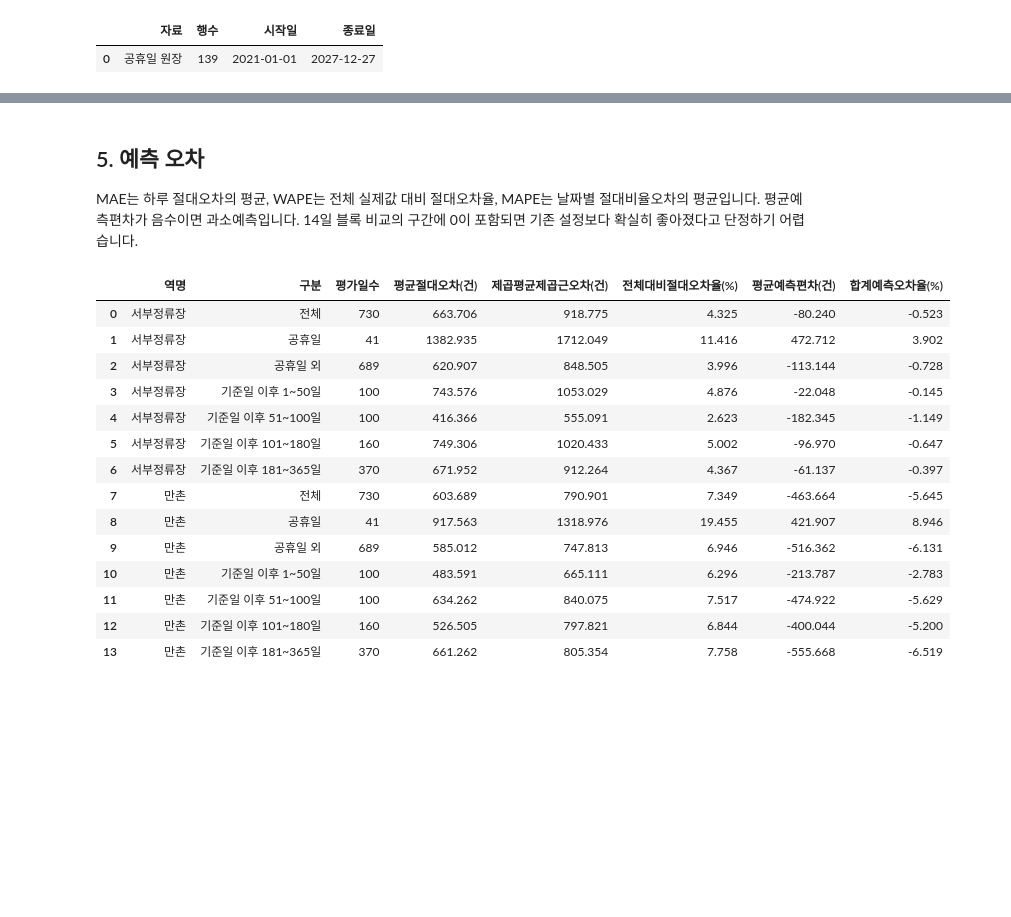
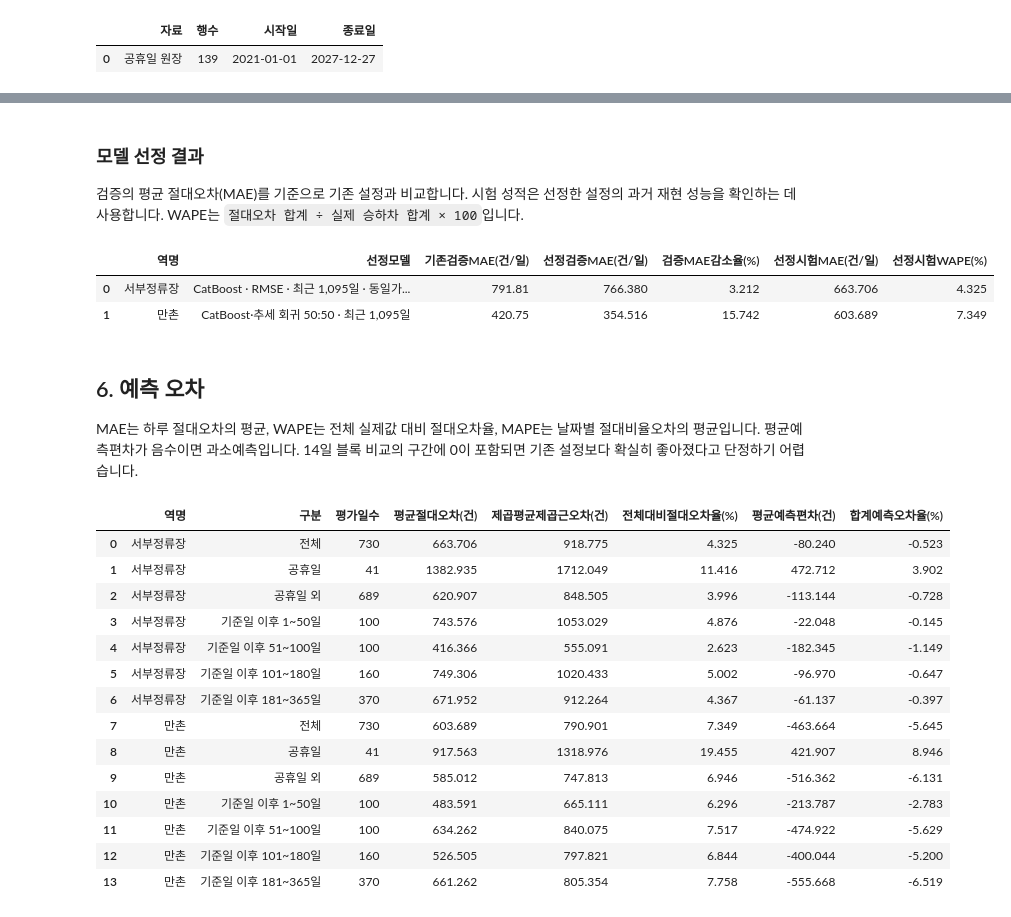
Before and after one commit to SEOWONHYUN/traffic-competition, a Jupyter notebook: 서부정류장_만촌역_수요예측.ipynb, the cells around one changed output, grey strips where cells are left out. Cells and saved outputs as stored; diff of their text form; code cells hidden in the pictures; blank space fills up the shorter version.

```diff
--- a/서부정류장_만촌역_수요예측.ipynb
+++ b/서부정류장_만촌역_수요예측.ipynb
@@ -440,8 +480,42 @@ show_scores(시험성적)
 | 5 | 서부정류장 | CatBoost · RMSE · 최근 1,095일 · 동일가... | 730 | 663.706 | 918.775 | 4.325 | -80.240 | -0.523 |
 | 6 | 서부정류장 | 최근 52주 반복 | 730 | 1180.268 | 1896.631 | 7.691 | -154.989 | -1.010 |
 | 7 | 서부정류장 | 최근 8주 요일 중앙값 | 730 | 1193.770 | 1592.863 | 7.779 | -524.334 | -3.417 |
+# %% [markdown]
+### 모델 선정 결과
+
+검증의 평균 절대오차(MAE)를 기준으로 기존 설정과 비교합니다. 시험 성적은 선정한 설정의 과거 재현 성능을 확인하는 데 사용합니다.
+WAPE는 `절대오차 합계 ÷ 실제 승하차 합계 × 100`입니다.
+# %%
+선정근거행 = []
+for 역명 in STATIONS:
+    기존검증 = 재계산성적.loc[재계산성적.station.eq(역명) & 재계산성적.candidate.eq(기존설정)].iloc[0]
+    선정검증 = 재계산성적.loc[재계산성적.station.eq(역명) & 재계산성적.candidate.eq(역별모델[역명])].iloc[0]
+    선정시험 = 시험성적.loc[시험성적.station.eq(역명) & 시험성적.model.eq(역별모델[역명])].iloc[0]
+    선정근거행.append({
+        '역명': 역명, '선정모델': MODEL_LABELS[역별모델[역명]],
+        '기존검증MAE(건/일)': 기존검증.mae,
+        '선정검증MAE(건/일)': 선정검증.mae,
+        '검증MAE감소율(%)': (기존검증.mae-선정검증.mae)/기존검증.mae*100,
+        '선정시험MAE(건/일)': 선정시험.mae,
+        '선정시험WAPE(%)': 선정시험.wape_pct,
+    })
+모델선정근거 = pd.DataFrame(선정근거행)
+display(모델선정근거.round(3))
+비교저장행 = []
+for 단계, 성적표 in [('검증(기준일별 성적 평균)', 재계산성적), ('시험(730일 통합)', 시험성적)]:
+    for _, 행 in 성적표.iterrows():
+        모델ID = 행['candidate'] if 'candidate' in 성적표 else 행['model']
+        비교저장행.append({'평가구분': 단계, '역명': 행['station'], '모델': MODEL_LABELS[모델ID],
+            '평균절대오차(건/일)': 행['mae'], '전체대비절대오차율(%)': 행['wape_pct'],
+            '평균예측편차(건/일)': 행['bias'], '선정여부': 모델ID == 역별모델[행['station']]})
+모델비교결과 = pd.DataFrame(비교저장행)
+모델비교결과.to_csv(프로젝트폴더/'모델비교_결과.csv', index=False, encoding='utf-8-sig')
+# %% [output]
+|  | 역명 | 선정모델 | 기존검증MAE(건/일) | 선정검증MAE(건/일) | 검증MAE감소율(%) | 선정시험MAE(건/일) | 선정시험WAPE(%) |
+| 0 | 서부정류장 | CatBoost · RMSE · 최근 1,095일 · 동일가... | 791.81 | 766.380 | 3.212 | 663.706 | 4.325 |
+| 1 | 만촌 | CatBoost·추세 회귀 50:50 · 최근 1,095일 | 420.75 | 354.516 | 15.742 | 603.689 | 7.349 |
 # %% [markdown]
-## 5. 예측 오차
+## 6. 예측 오차
 
 MAE는 하루 절대오차의 평균, WAPE는 전체 실제값 대비 절대오차율, MAPE는 날짜별 절대비율오차의 평균입니다.
 평균예측편차가 음수이면 과소예측입니다.
```
Also changed, not shown: parts of 19 cells of this notebook, 9 other files.
